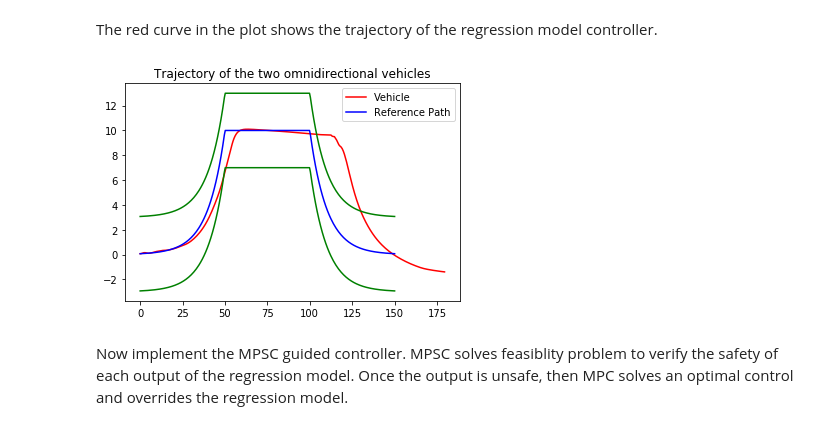
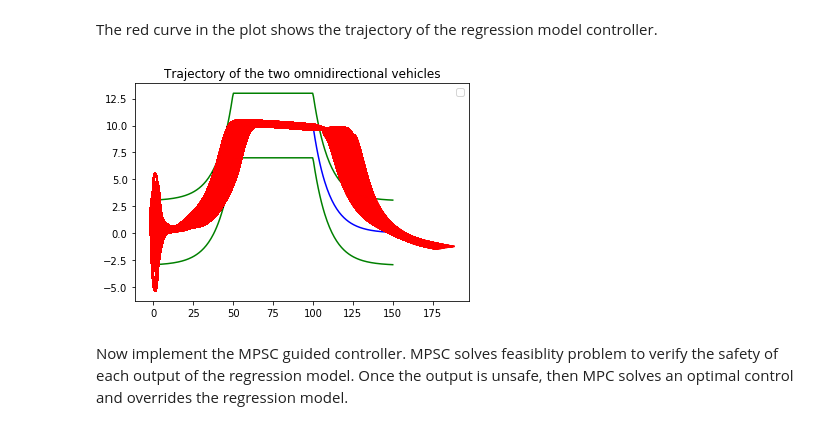
Before and after one commit to zwc662/MPSC_Guided_Imitation_Learning, a Jupyter notebook: ilqr/examples/car_2.ipynb, the cells around one changed output. Saved outputs shown, nothing was run; the diff lists cells and outputs as text; code cells hidden in the pictures.

```diff
--- a/ilqr/examples/car_2.ipynb
+++ b/ilqr/examples/car_2.ipynb
@@ -342,26 +252,32 @@ for i in range(0, int(N - n) + 1):
 # %% [markdown]
 The red curve in the plot shows the trajectory of the regression model controller.
-# %%
-posx = []
-posy = []
-v = []
-theta = []
-for i in agent_traj:
-    posx.append(i[0][0])
-    posy.append(i[0][1])
-    v.append(i[0][2])
-    theta.append(i[0][3])
-
-posx_ = np.asarray(x_path)[:, 0]
-posy_ = np.asarray(x_path)[:, 1]
-
-_ = plt.title("Trajectory of the two omnidirectional vehicles")
-_ = plt.plot(posx, posy, "r")
-_ = plt.plot(posx_, posy_, "b")
-_ = plt.plot(posx_, posy_ + 3.0, 'g')
-_ = plt.plot(posx_, posy_ - 3.0, 'g')
-_ = plt.legend(["Vehicle", "Reference Path"])
-# %% [output]
-[figure, removed]
+# %%
+plt.title("Trajectory of the two omnidirectional vehicles")
+plt.legend(["Vehicle", "Reference Path"])
+posx_ = np.asarray(x_path)[:, 0]
+posy_ = np.asarray(x_path)[:, 1]
+plt.plot(posx_, posy_, "b")
+plt.plot(posx_, posy_ + 3.0, 'g')
+plt.plot(posx_, posy_ - 3.0, 'g')
+
+posx = []
+posy = []
+v = []
+theta = []
+for i in agent_traj:
+    posx.append([])
+    posy.append([])
+    v.append([])
+    theta.append([])
+    for j in i:
+        posx[-1].append(j[0][0])
+        posy[-1].append(j[0][1])
+        v[-1].append(j[0][2])
+        theta[-1].append(j[0][3])
+        plt.plot(posx[-1], posy[-1], "r")
+
+plt.show()
+# %% [output]
+[figure, added]
 # %% [markdown]
 Now implement the MPSC guided controller. MPSC solves feasiblity problem to verify the safety of each output of the regression model. Once the output is unsafe, then MPC solves an optimal control and overrides the regression model.
```
Also changed, not shown: parts of 12 cells of this notebook, 4 other files.
